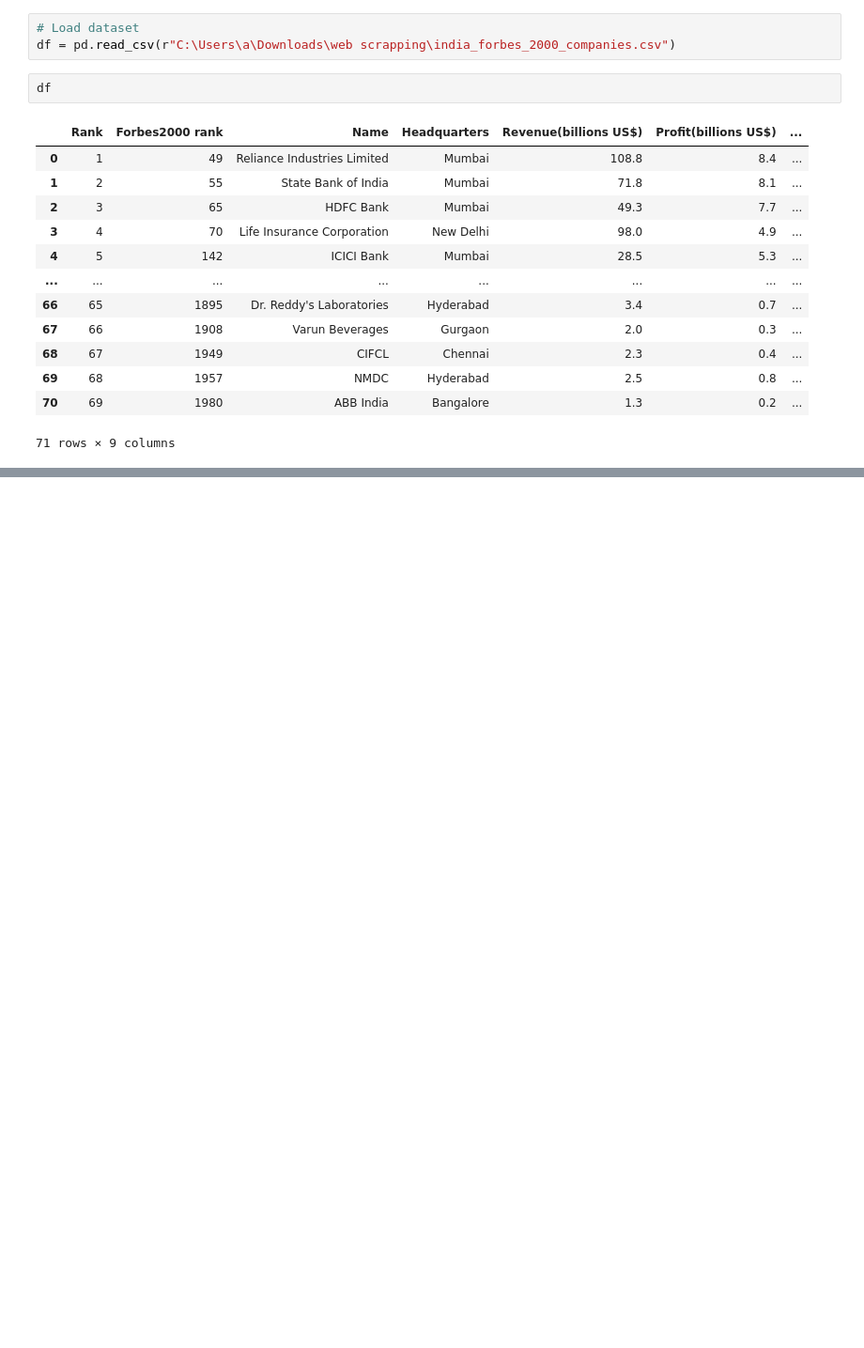
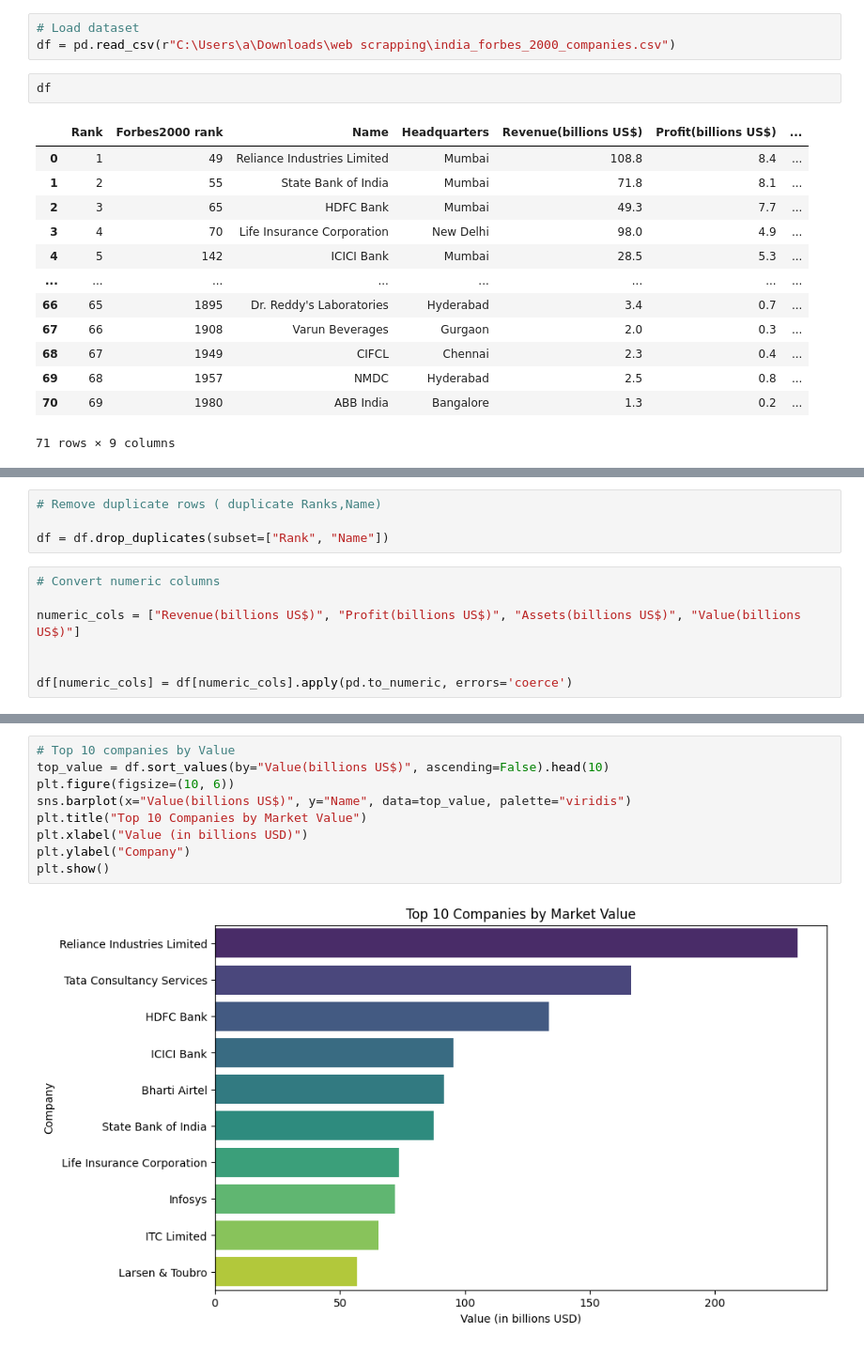
Before and after one commit to Nishant9372/webscrapping_soup_BeautifulSoup_python, a Jupyter notebook: web scrapping .ipynb, the cells around one changed output, grey strips where cells are left out. Shown at 94% size. Saved outputs shown, nothing was run; the diff lists cells and outputs as text; blank space fills up the shorter version.

```diff
--- a/web scrapping .ipynb
+++ b/web scrapping .ipynb
@@ -183,0 +209,11 @@ df
+# %%
+# Remove duplicate rows ( duplicate Ranks,Name)
+
+df = df.drop_duplicates(subset=["Rank", "Name"])
+# %%
+# Convert numeric columns
+
+numeric_cols = ["Revenue(billions US$)", "Profit(billions US$)", "Assets(billions US$)", "Value(billions US$)"]
+
+
+df[numeric_cols] = df[numeric_cols].apply(pd.to_numeric, errors='coerce')
@@ -183,0 +245,11 @@ df
+# %%
+# Top 10 companies by Value
+top_value = df.sort_values(by="Value(billions US$)", ascending=False).head(10)
+plt.figure(figsize=(10, 6))
+sns.barplot(x="Value(billions US$)", y="Name", data=top_value, palette="viridis")
+plt.title("Top 10 Companies by Market Value")
+plt.xlabel("Value (in billions USD)")
+plt.ylabel("Company")
+plt.show()
+# %% [output]
+[figure, added]
```
Also changed, not shown: parts of 5 cells of this notebook.
